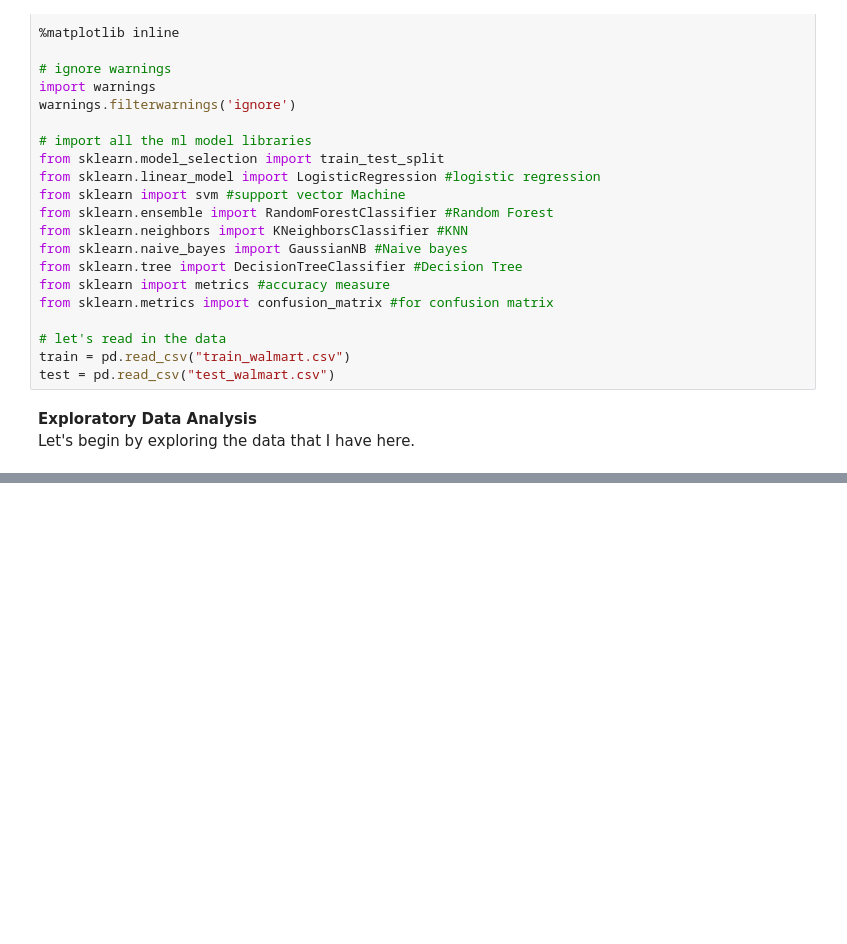
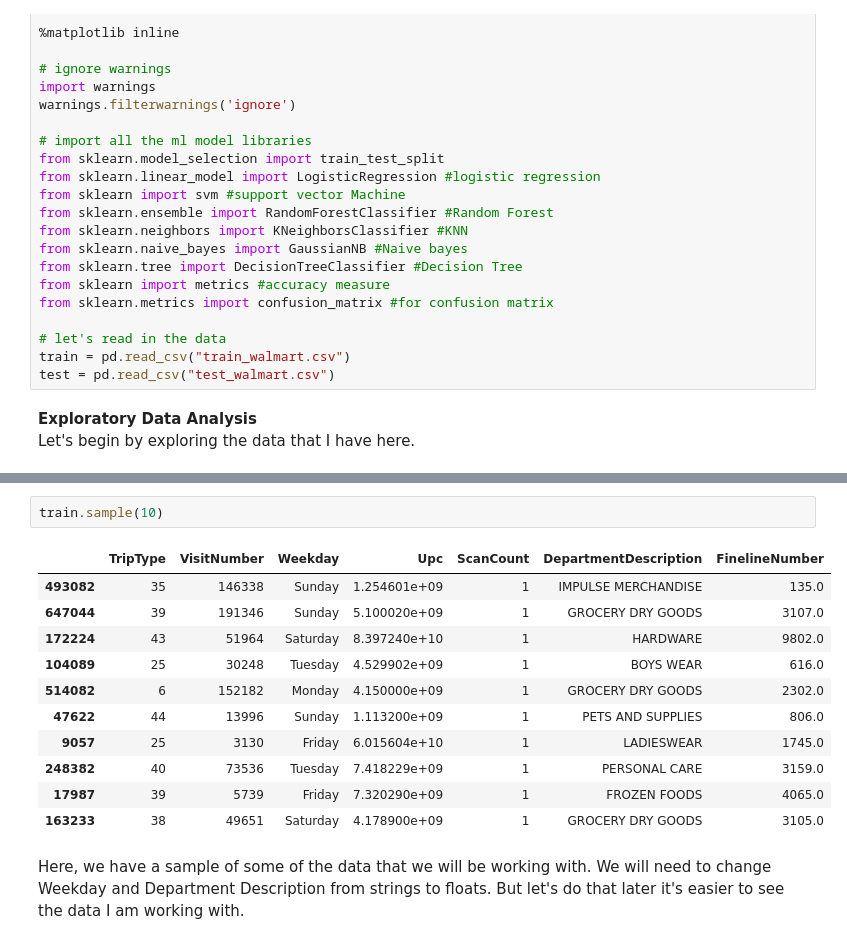
Before and after one commit to jeremyhan111/walmart_classification, a Jupyter notebook: Walmart Classification.ipynb, the cells around one changed output, grey strips where cells are left out. Cells and saved outputs as stored; diff of their text form; blank space fills up the shorter version.

```diff
--- a/Walmart Classification.ipynb
+++ b/Walmart Classification.ipynb
@@ -32,0 +61,16 @@ Let's begin by exploring the data that I have here.
+# %%
+train.sample(10)
+# %% [output]
+|  | TripType | VisitNumber | Weekday | Upc | ScanCount | DepartmentDescription | FinelineNumber |
+| 493082 | 35 | 146338 | Sunday | 1.254601e+09 | 1 | IMPULSE MERCHANDISE | 135.0 |
+| 647044 | 39 | 191346 | Sunday | 5.100020e+09 | 1 | GROCERY DRY GOODS | 3107.0 |
+| 172224 | 43 | 51964 | Saturday | 8.397240e+10 | 1 | HARDWARE | 9802.0 |
+| 104089 | 25 | 30248 | Tuesday | 4.529902e+09 | 1 | BOYS WEAR | 616.0 |
+| 514082 | 6 | 152182 | Monday | 4.150000e+09 | 1 | GROCERY DRY GOODS | 2302.0 |
+| 47622 | 44 | 13996 | Sunday | 1.113200e+09 | 1 | PETS AND SUPPLIES | 806.0 |
+| 9057 | 25 | 3130 | Friday | 6.015604e+10 | 1 | LADIESWEAR | 1745.0 |
+| 248382 | 40 | 73536 | Tuesday | 7.418229e+09 | 1 | PERSONAL CARE | 3159.0 |
+| 17987 | 39 | 5739 | Friday | 7.320290e+09 | 1 | FROZEN FOODS | 4065.0 |
+| 163233 | 38 | 49651 | Saturday | 4.178900e+09 | 1 | GROCERY DRY GOODS | 3105.0 |
+# %% [markdown]
+Here, we have a sample of some of the data that we will be working with. We will need to change Weekday and Department Description from strings to floats. But let's do that later it's easier to see the data I am working with.
```
Also changed, not shown: parts of 6 cells of this notebook.
